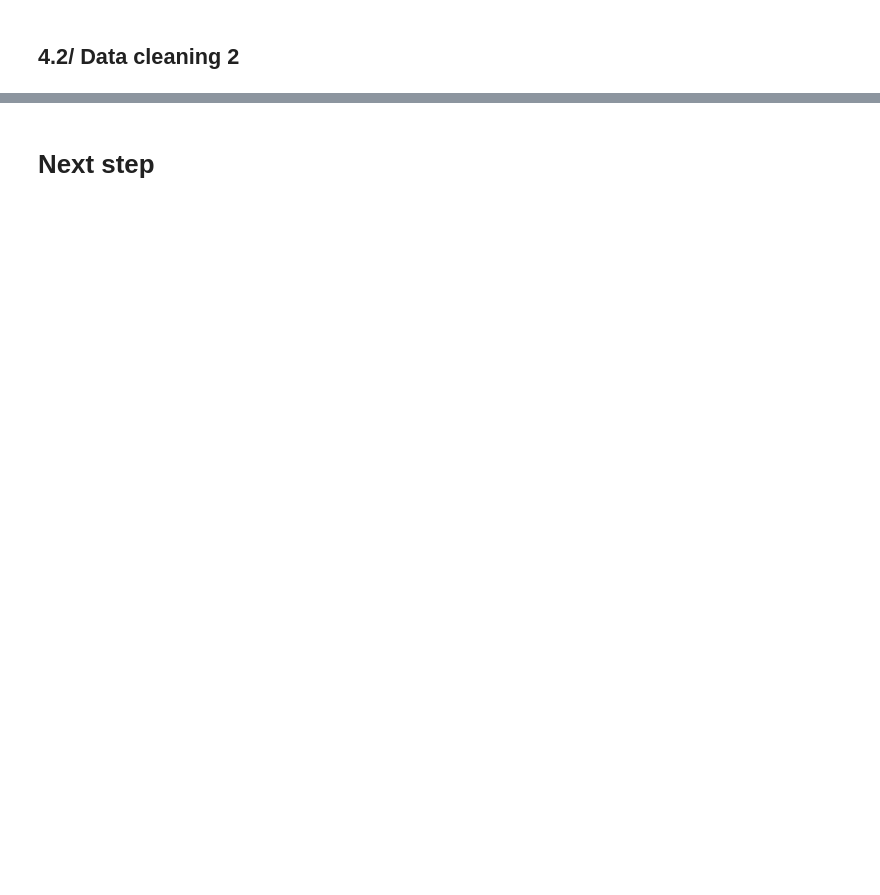
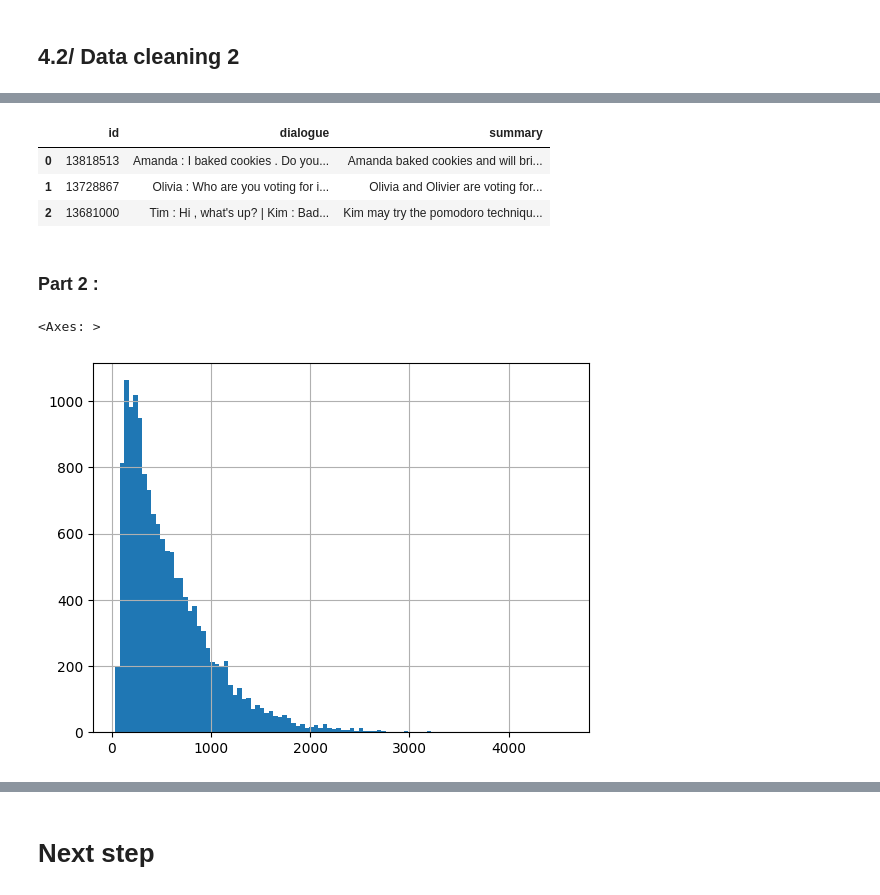
Before and after one commit to RomainPen/Text_summarization, a Jupyter notebook: Notebook/TXTsum_notebook.ipynb, the cells around one changed output, grey strips where cells are left out. Saved outputs shown, nothing was run; the diff lists cells and outputs as text; code cells hidden in the pictures; blank space fills up the shorter version.

```diff
--- a/Notebook/TXTsum_notebook.ipynb
+++ b/Notebook/TXTsum_notebook.ipynb
@@ -104,0 +71,9 @@ summary : object
+# %%
+# rename col : df_train.rename(columns={"A": "a", "B": "c"})
+col_to_rename = {}
+
+# Check and change col type (with new col name):
+col_type = {"id" : "object", "dialogue" : "object", "summary" : "object"}
+
+# Useless columns :
+useless_columns = {}
@@ -145,0 +242,14 @@ DatasetDict({
+# %%
+# Handle Emoji :
+import emoji
+Datadict = Datadict.map(lambda df: {"dialogue": [emoji.demojize(txt) for txt in df["dialogue"]]}, batched=True)
+# %%
+# > Check for consistency (by hand and map) : # Done
+# > Consistency in Formatting (by hand and map) : # Done
+Datadict.set_format("pandas")
+Datadict["train"][:3]
+# %% [output]
+|  | id | dialogue | summary |
+| 0 | 13818513 | Amanda : I baked cookies . Do you... | Amanda baked cookies and will bri... |
+| 1 | 13728867 | Olivia : Who are you voting for i... | Olivia and Olivier are voting for... |
+| 2 | 13681000 | Tim : Hi , what's up? | Kim : Bad... | Kim may try the pomodoro techniqu... |
@@ -145,0 +259,2 @@ DatasetDict({
+# %% [markdown]
+### Part 2 :
@@ -145,0 +263,11 @@ DatasetDict({
+# %%
+# Check the distribution of words in the text and their reference summary (If ref_summary to Short/Long, then delete this row, else keep it) : # everything is good
+
+Datadict = Datadict.map(lambda df : {"len_dialogue" : [len(txt) for txt in df["dialogue"]], "len_summary" : [len(txt) for txt in df["summary"]]}, batched=True)
+Datadict.set_format("pandas")
+# %%
+import matplotlib.pyplot as plt
+Datadict["train"]["len_dialogue"].hist(bins=100)
+# %% [output]
+<Axes: >
+[figure, added]
```
Also changed, not shown: parts of 27 cells of this notebook, 3 other files.
